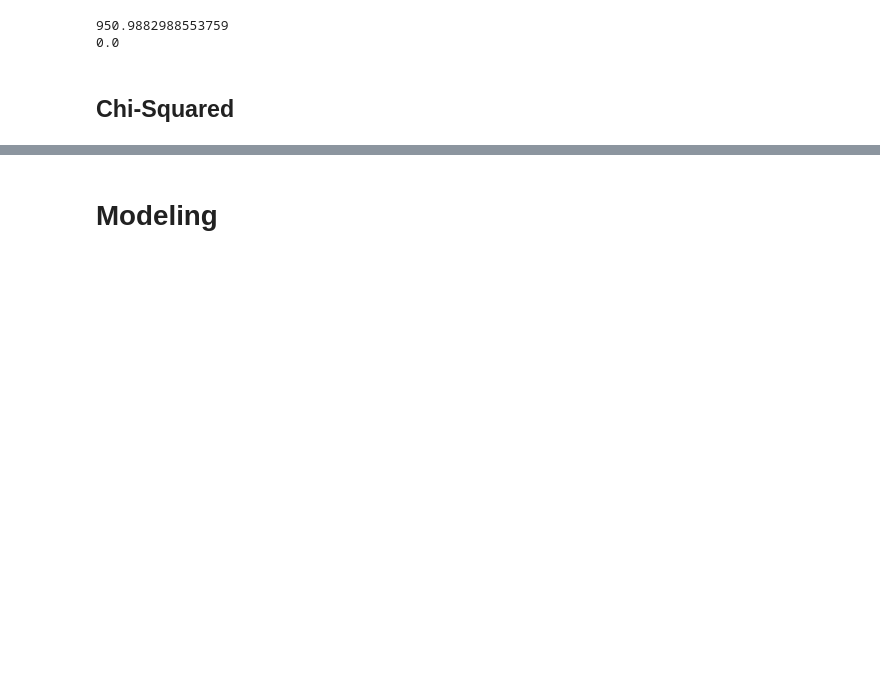
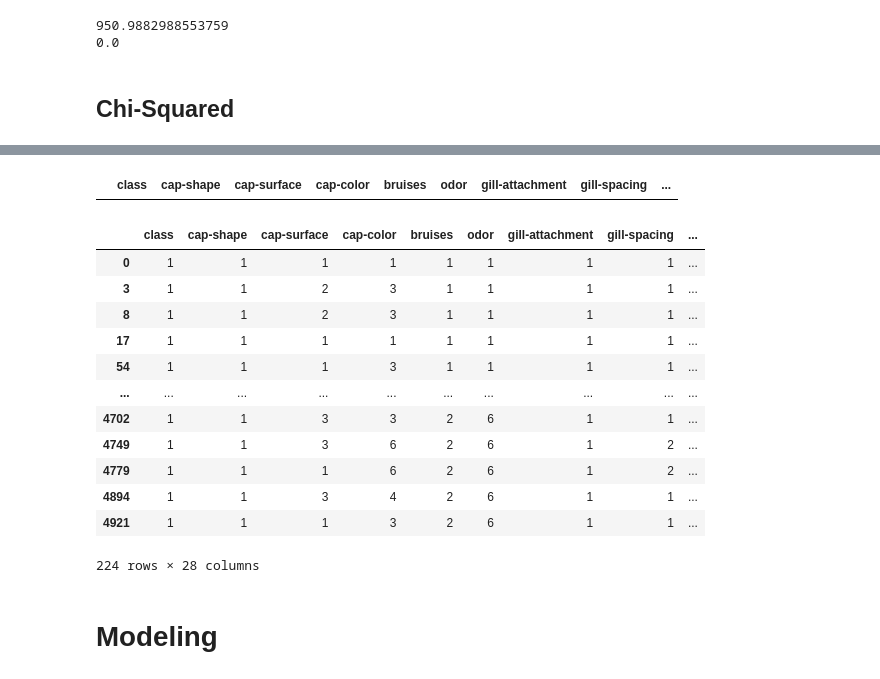
Before and after one commit to raizelistaken/Classification_project3, a Jupyter notebook: Tuesday.ipynb, the cells around one changed output, grey strips where cells are left out. Saved outputs shown, nothing was run; the diff lists cells and outputs as text; code cells hidden in the pictures; blank space fills up the shorter version.

```diff
--- a/Tuesday.ipynb
+++ b/Tuesday.ipynb
@@ -385,0 +401,20 @@ from scipy.stats import chi2
+# %%
+df.loc[df['spore-print-color'] == 1].loc[df['class'] == 0]
+# %% [output]
+|  | class | cap-shape | cap-surface | cap-color | bruises | odor | gill-attachment | gill-spacing | ... |
+# %%
+df.loc[df['spore-print-color'] == 1].loc[df['class'] == 1]
+# %% [output]
+|  | class | cap-shape | cap-surface | cap-color | bruises | odor | gill-attachment | gill-spacing | ... |
+| 0 | 1 | 1 | 1 | 1 | 1 | 1 | 1 | 1 | ... |
+| 3 | 1 | 1 | 2 | 3 | 1 | 1 | 1 | 1 | ... |
+| 8 | 1 | 1 | 2 | 3 | 1 | 1 | 1 | 1 | ... |
+| 17 | 1 | 1 | 1 | 1 | 1 | 1 | 1 | 1 | ... |
+| 54 | 1 | 1 | 1 | 3 | 1 | 1 | 1 | 1 | ... |
+| ... | ... | ... | ... | ... | ... | ... | ... | ... | ... |
+| 4702 | 1 | 1 | 3 | 3 | 2 | 6 | 1 | 1 | ... |
+| 4749 | 1 | 1 | 3 | 6 | 2 | 6 | 1 | 2 | ... |
+| 4779 | 1 | 1 | 1 | 6 | 2 | 6 | 1 | 2 | ... |
+| 4894 | 1 | 1 | 3 | 4 | 2 | 6 | 1 | 1 | ... |
+| 4921 | 1 | 1 | 1 | 3 | 2 | 6 | 1 | 1 | ... |
+224 rows × 28 columns
```
Also changed, not shown: parts of 3 cells of this notebook.
